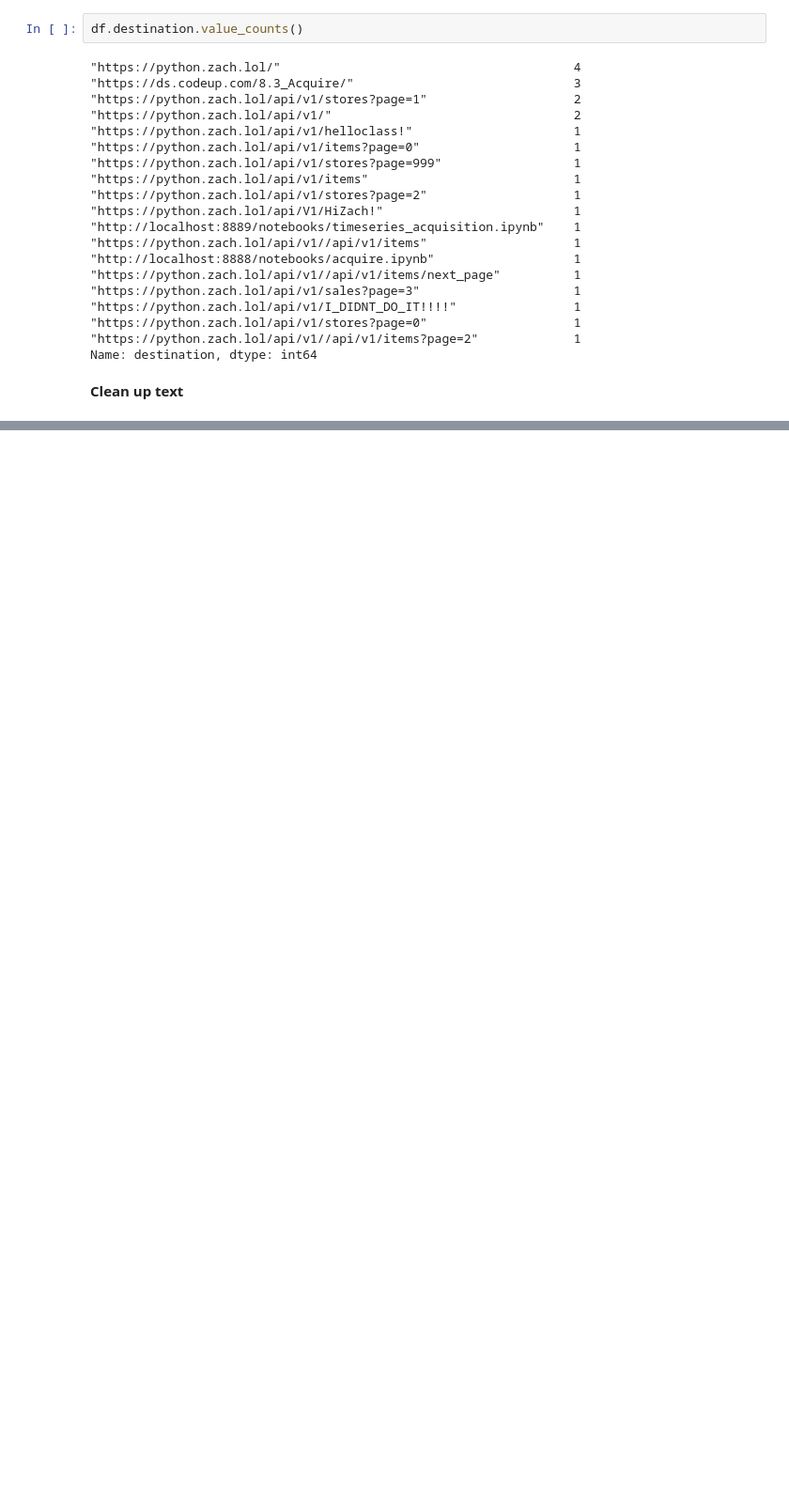
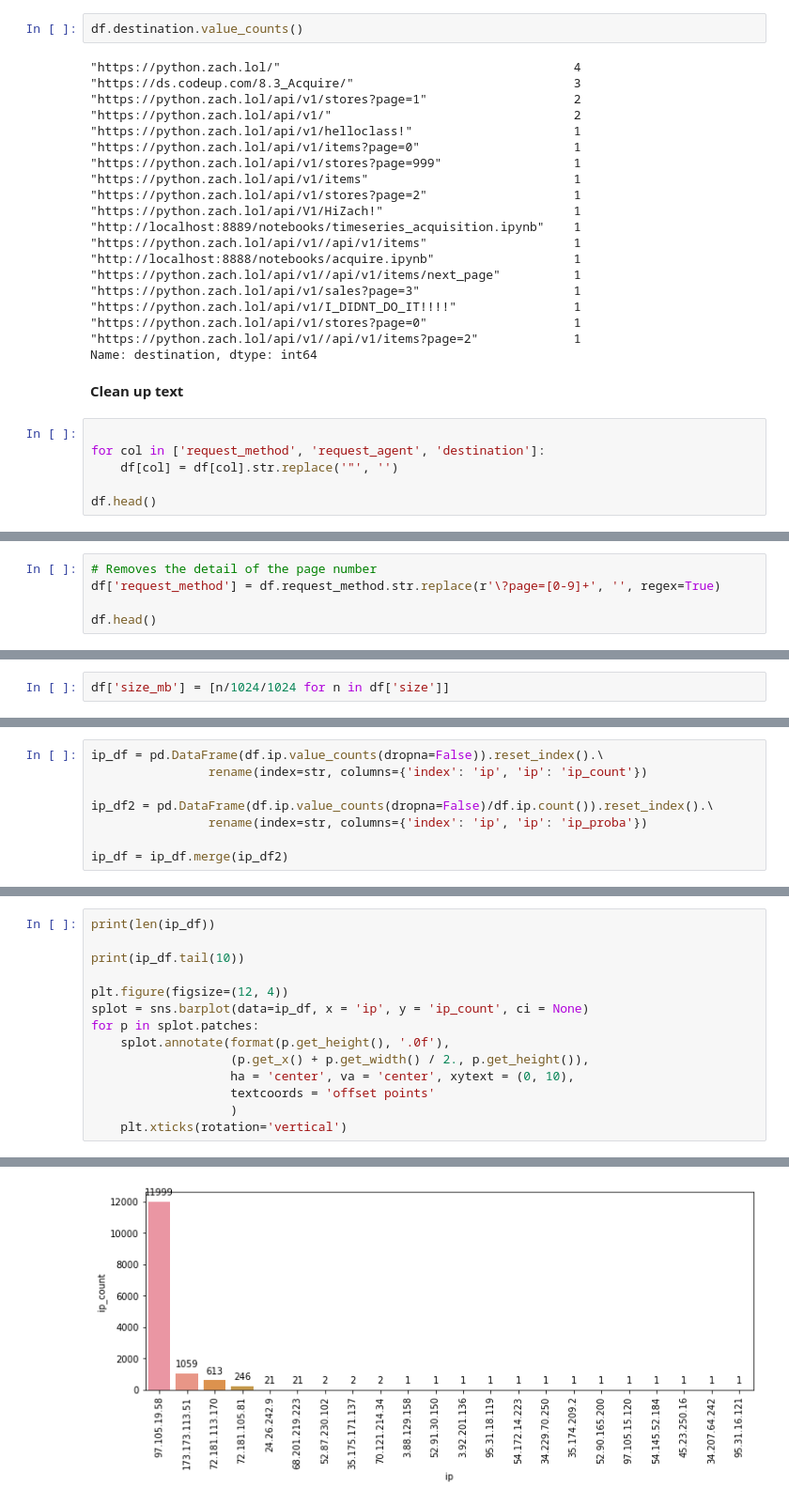
Before and after one commit to matt-c-knight/anomaly-detection-exercises, a Jupyter notebook: anomaly_lessons_walkthrough_practice.ipynb, the cells around one changed output, grey strips where cells are left out. Shown at 94% size. Drawn from its saved outputs; the diff is of its cells as text; blank space fills up the shorter version.

```diff
--- a/anomaly_lessons_walkthrough_practice.ipynb
+++ b/anomaly_lessons_walkthrough_practice.ipynb
@@ -333,3 +333,9 @@ df.destination.value_counts()
 Name: destination, dtype: int64
 # %% [markdown]
 **Clean up text**
+# %%
+
+for col in ['request_method', 'request_agent', 'destination']:
+    df[col] = df[col].str.replace('"', '')
+
+df.head()
@@ -335,0 +350,5 @@ Name: destination, dtype: int64
+# %%
+# Removes the detail of the page number
+df['request_method'] = df.request_method.str.replace(r'\?page=[0-9]+', '', regex=True)
+
+df.head()
@@ -335,0 +382,2 @@ Name: destination, dtype: int64
+# %%
+df['size_mb'] = [n/1024/1024 for n in df['size']]
@@ -335,0 +398,8 @@ Name: destination, dtype: int64
+# %%
+ip_df = pd.DataFrame(df.ip.value_counts(dropna=False)).reset_index().\
+                rename(index=str, columns={'index': 'ip', 'ip': 'ip_count'})
+
+ip_df2 = pd.DataFrame(df.ip.value_counts(dropna=False)/df.ip.count()).reset_index().\
+                rename(index=str, columns={'index': 'ip', 'ip': 'ip_proba'})
+
+ip_df = ip_df.merge(ip_df2)
@@ -335,0 +456,15 @@ Name: destination, dtype: int64
+# %%
+print(len(ip_df))
+
+print(ip_df.tail(10))
+
+plt.figure(figsize=(12, 4))
+splot = sns.barplot(data=ip_df, x = 'ip', y = 'ip_count', ci = None)
+for p in splot.patches:
+    splot.annotate(format(p.get_height(), '.0f'),
+                   (p.get_x() + p.get_width() / 2., p.get_height()),
+                   ha = 'center', va = 'center', xytext = (0, 10),
+                   textcoords = 'offset points'
+                   )
+    plt.xticks(rotation='vertical')
+# %% [output]
@@ -335,0 +483 @@ Name: destination, dtype: int64
+[figure, added]
```
Also changed, not shown: parts of 30 cells of this notebook.
